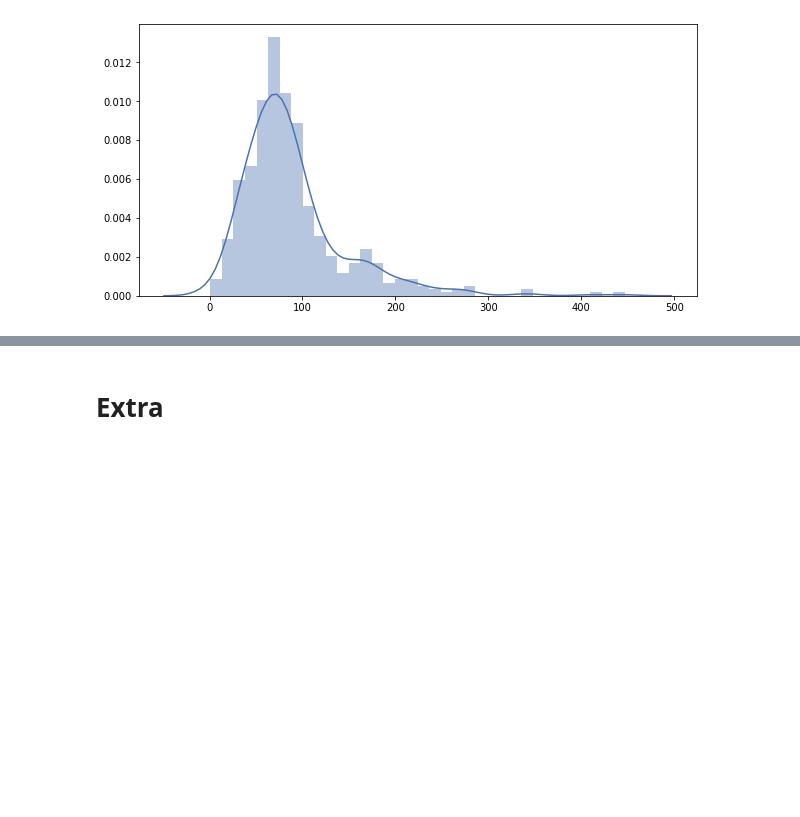
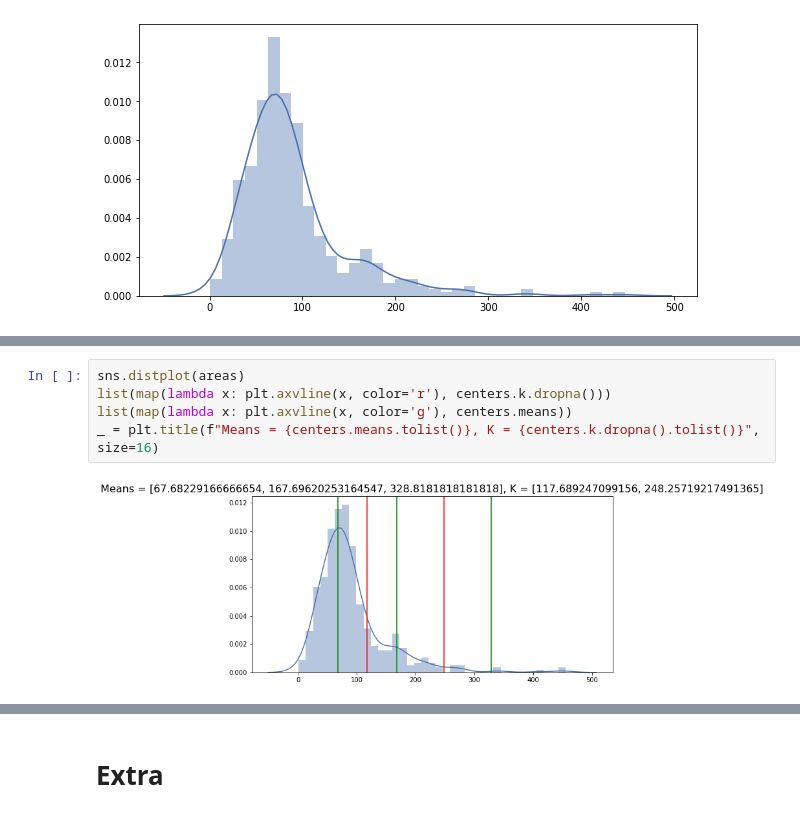
Before and after one commit to gmagannaDevelop/ImagenesTercerParcial, a Jupyter notebook: Pregunta 6.ipynb, the cells around one changed output, grey strips where cells are left out. Drawn from its saved outputs; the diff is of its cells as text; blank space fills up the shorter version.

```diff
--- a/Pregunta 6.ipynb
+++ b/Pregunta 6.ipynb
@@ -188,2 +201,9 @@ sns.distplot(areas2)
+# %%
+sns.distplot(areas)
+list(map(lambda x: plt.axvline(x, color='r'), centers.k.dropna()))
+list(map(lambda x: plt.axvline(x, color='g'), centers.means))
+_ = plt.title(f"Means = {centers.means.tolist()}, K = {centers.k.dropna().tolist()}", size=16)
+# %% [output]
+[figure, added]
 # %%
 fig, ax = plt.subplots(figsize=(15, 10))
```
Also changed, not shown: parts of 3 cells of this notebook, 2 other files.
